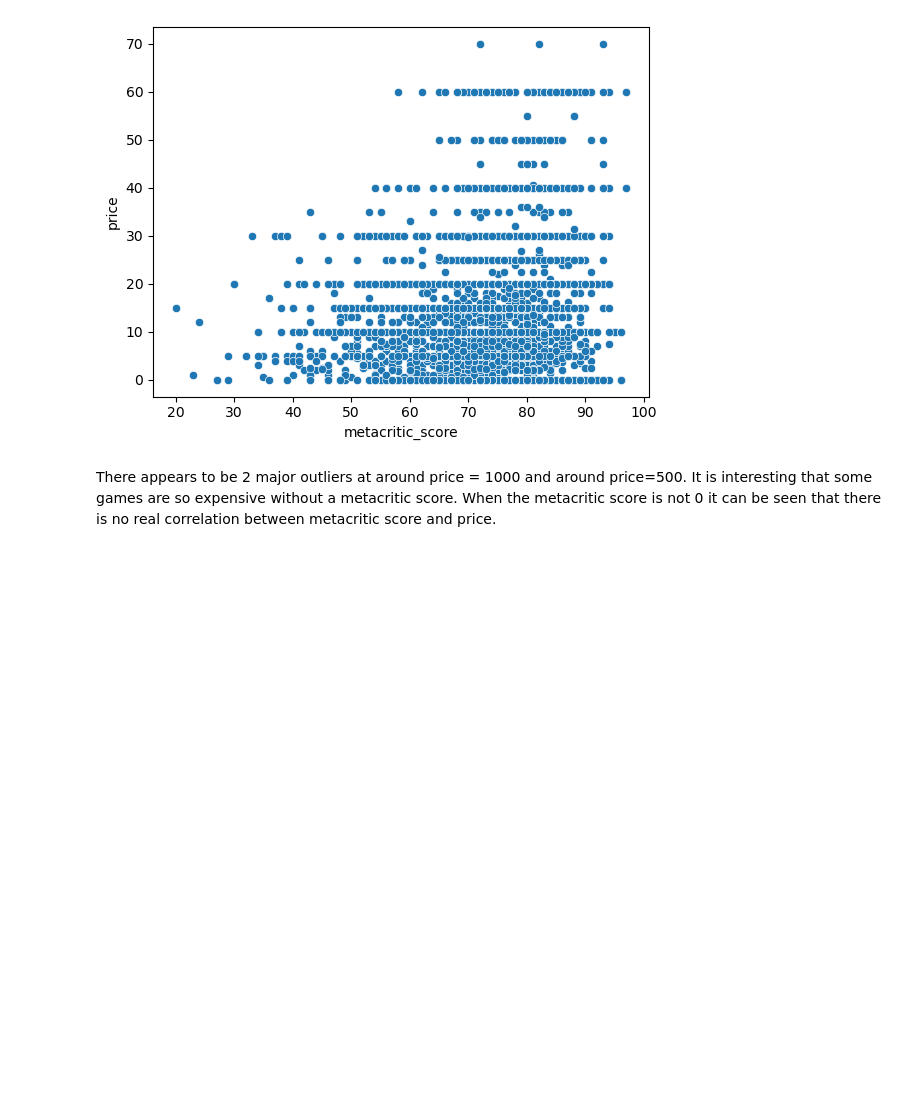
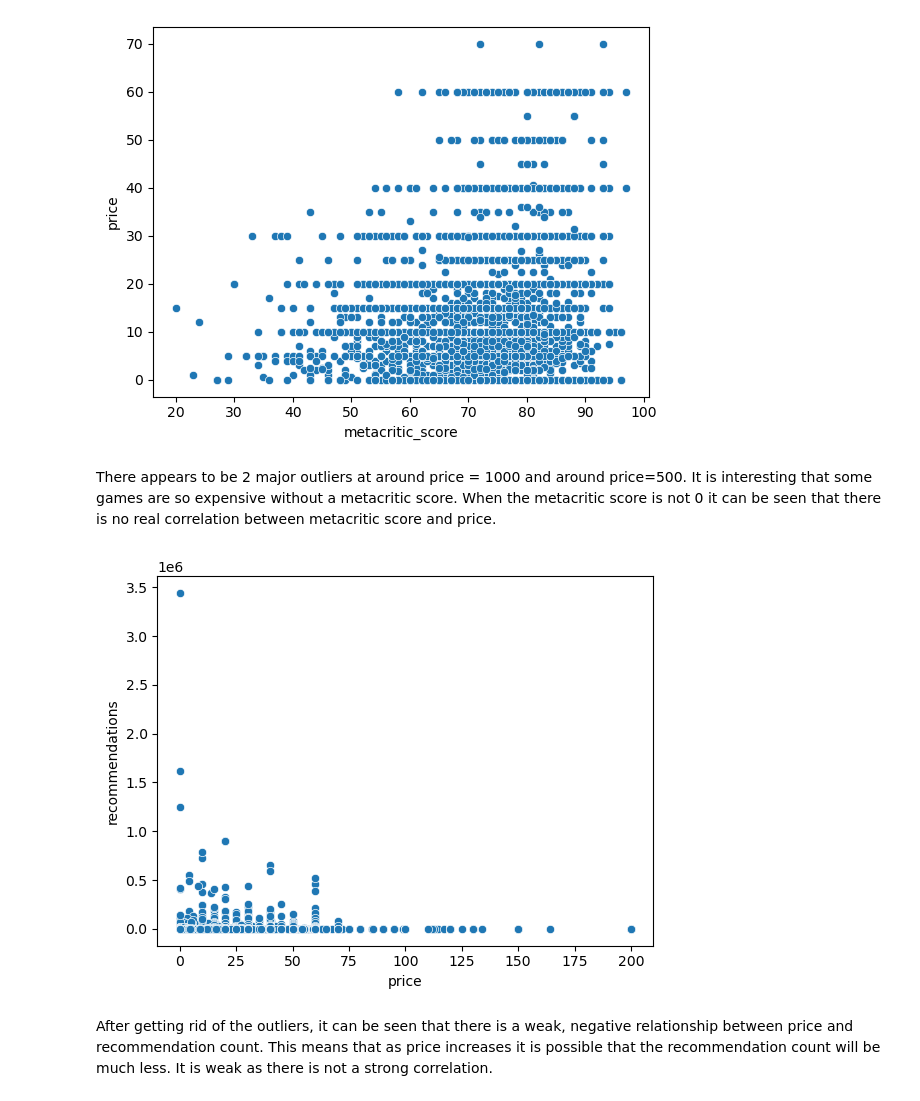
Before and after one commit to Charred-Baguette/AI-AT-CCIC, a Jupyter notebook: Semester 1/Games/games.ipynb, the cells around one changed output. Cells and saved outputs as stored; diff of their text form; code cells hidden in the pictures; blank space fills up the shorter version.

```diff
--- a/Semester 1/Games/games.ipynb
+++ b/Semester 1/Games/games.ipynb
@@ -105,3 +105,9 @@ scatter(df=dfclean, x='metacritic_score', y='price', outliers=0)
 [figure]
 # %% [markdown]
 There appears to be 2 major outliers at around price = 1000 and around price=500. It is interesting that some games are so expensive without a metacritic score. When the metacritic score is not 0 it can be seen that there is no real correlation between metacritic score and price.
+# %%
+scatter(df, 'price', 'recommendations', 8)
+# %% [output]
+[figure, added]
+# %% [markdown]
+After getting rid of the outliers, it can be seen that there is a weak, negative relationship between price and recommendation count. This means that as price increases it is possible that the recommendation count will be much less. It is weak as there is not a strong correlation.
```
Also changed, not shown: parts of 2 cells of this notebook, 1 other file.
